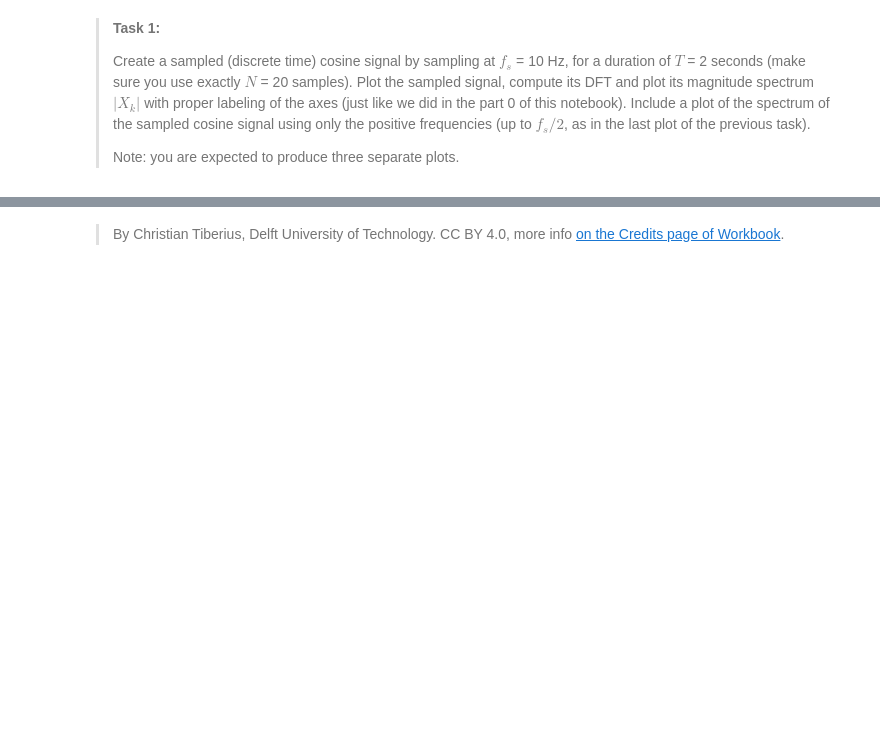
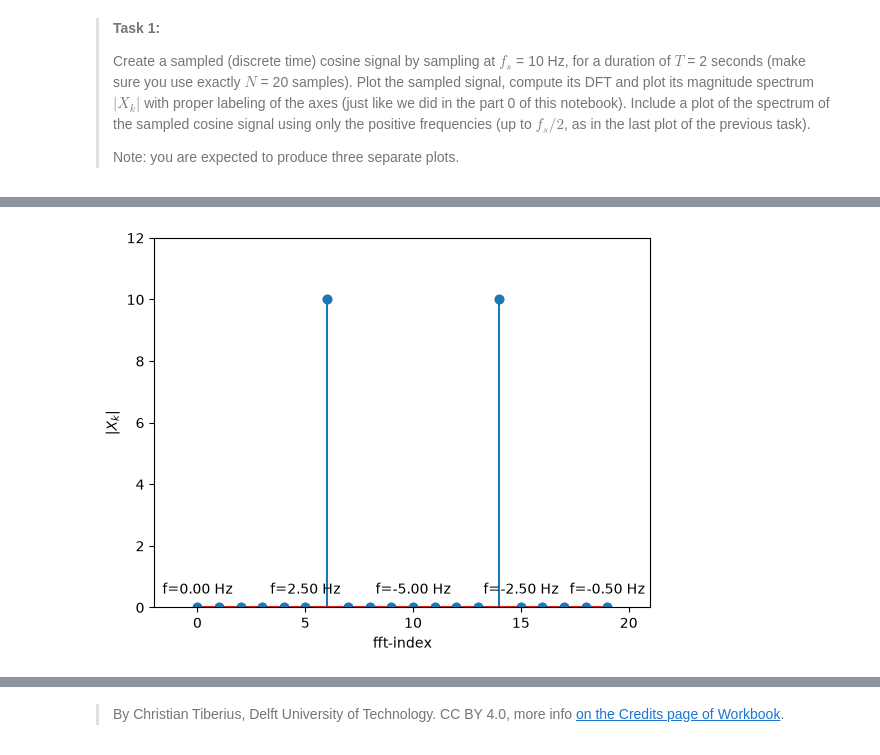
Before and after one commit to fwallisch0512/WS2.3, a Jupyter notebook: DFT.ipynb, the cells around one changed output, grey strips where cells are left out. Drawn from its saved outputs; the diff is of its cells as text; code cells hidden in the pictures; blank space fills up the shorter version.

```diff
--- a/DFT.ipynb
+++ b/DFT.ipynb
@@ -162,4 +237,24 @@ As a side note: the cosine is strictly a periodic function, not a-periodic (as a
 # %%
-### YOUR CODE HERE ###
+#Identify the negative frequencies
+abs_fft = np.abs(np.fft.fft(xt))
+plt.stem(index_fft, abs_fft)
+plt.plot(index_fft, abs_fft, 'o')
+
+freq = np.concatenate((np.arange(0, 5, 0.5), np.arange(-5, 0, 0.5)))
+for x,y in zip(index_fft, abs_fft):
+    if x%5 == 0 or x==19:
+        label = f"f={freq[x]:.2f} Hz"
+        plt.annotate(label,
+                     (x,y),
+                     textcoords="offset points",
+                     xytext=(0,10),
+                     fontsize=10,
+                     ha='center')
+plt.ylim(0,12)
+plt.xlim(-2,21)
+plt.xlabel('fft-index')
+plt.ylabel('$|X_k|$');
 
 # Plot 3
+# %% [output]
+[figure, added]
```
Also changed, not shown: parts of 13 cells of this notebook.
